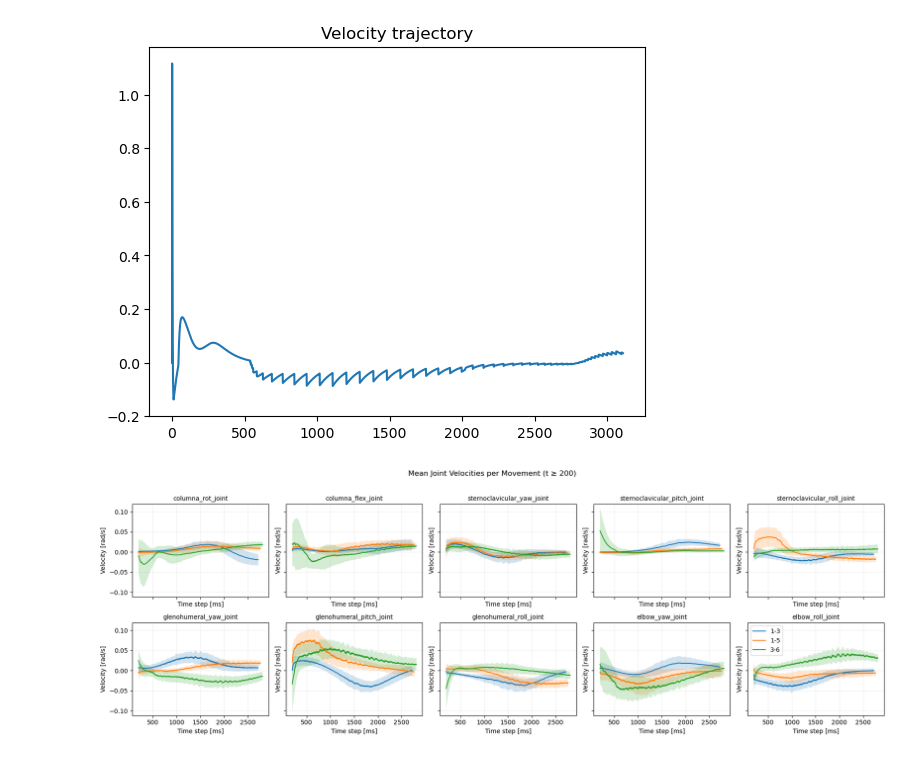
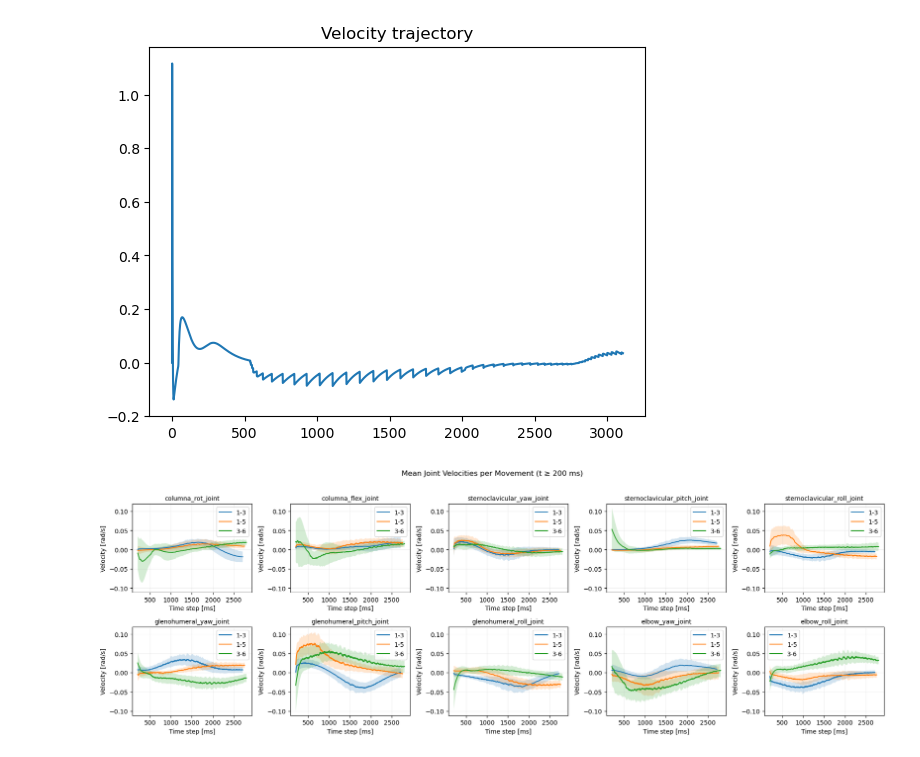
Before and after one commit to bj1110/Masterarbeit, a Jupyter notebook: eval/simdata_eval.ipynb, the cells around one changed output. Saved outputs shown, nothing was run; the diff lists cells and outputs as text; code cells hidden in the pictures.

```diff
--- a/eval/simdata_eval.ipynb
+++ b/eval/simdata_eval.ipynb
@@ -44,6 +44,8 @@ for file in data_dir.iterdir():
         "NJS": info.get("NJS"),
         "EE_NJS": info.get("Endeffector_NJS"),
         "Solution_EE_NJS": info.get("Calculated_EE_NJS"),
+        "Angle": info.get("Angle"),
+        "av_dist_to_target": info.get("av_dist_to_target")
     }
 
     traj = data["trajectory"]
@@ -663,7 +667,7 @@ fig, axes = plt.subplots(
 
 axes = axes.flatten()
 
-start_idx = 200  # 👈 add this
+start_idx = 200
 
 for ax, joint in zip(axes, joint_list):
 
@@ -692,37 +696,36 @@ for ax, joint in zip(axes, joint_list):
         # align lengths (still OK, but we will slice AFTER)
         min_len = min(len(v) for v in trajectories)
         aligned = np.array([v[:min_len] for v in trajectories])
 
         # compute stats
         mean_traj = aligned.mean(axis=0)
         std_traj = aligned.std(axis=0)
 
-        # 👉 slice here
         mean_traj = mean_traj[start_idx:]
         std_traj = std_traj[start_idx:]
         t = np.arange(start_idx, start_idx + len(mean_traj))
 
         ax.plot(t, mean_traj, label=movement)
 
         ax.fill_between(
             t,
             mean_traj - std_traj,
             mean_traj + std_traj,
             alpha=0.2
         )
 
     ax.set_title(joint, fontsize=10)
     ax.set_xlabel("Time step [ms]")
     ax.set_ylabel("Velocity [rad/s]")
     ax.grid(True, alpha=0.2)
+    ax.tick_params(axis="y", labelleft=True)
+    ax.tick_params(axis="x", labelbottom=True)
+    ax.legend()
 
-# remove empty axes
-for i in range(len(joint_list), len(axes)):
-    fig.delaxes(axes[i])
 
-fig.suptitle("Mean Joint Velocities per Movement (t ≥ 200)", y=1.02)
+
+fig.suptitle("Mean Joint Velocities per Movement (t ≥ 200 ms)", y=1.02)
 plt.tight_layout()
-plt.legend()
 plt.show()
 # %% [output]
-[figure, old version]
+[figure, new version]
```
Also changed, not shown: parts of 11 cells of this notebook.
